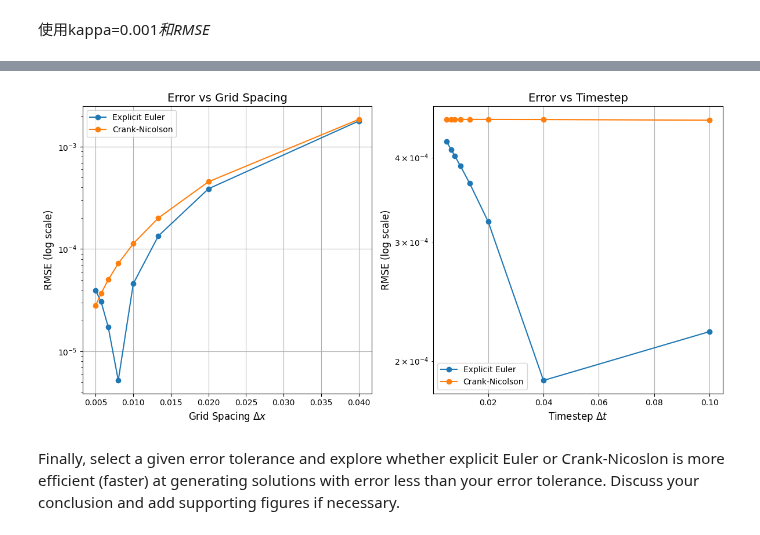
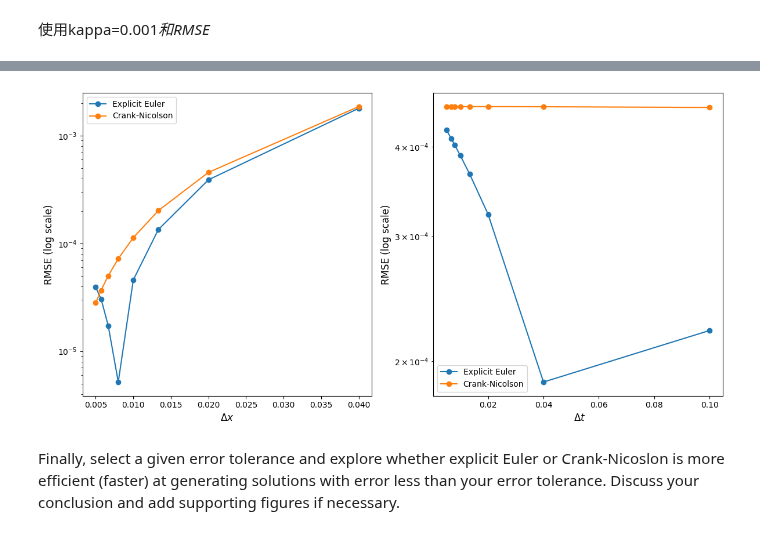
Before and after one commit to Zero-Rae/QCES123, a Jupyter notebook: Project1_numerical_methods.ipynb, the cells around one changed output, grey strips where cells are left out. Cells and saved outputs as stored; diff of their text form; code cells hidden in the pictures.

```diff
--- a/Project1_numerical_methods.ipynb
+++ b/Project1_numerical_methods.ipynb
@@ -295,17 +295,17 @@ Now, define a measure of the error of each numerical method compared to the exac
 # %% [markdown]
 使用kappa=0.001*和RMSE*
 # %%
-# Define RMSE function
+# Define RMSE
 def compute_rmse(numerical_solution, exact_solution):
     Nx = len(numerical_solution)
     return np.sqrt(np.sum((numerical_solution - exact_solution) ** 2) / Nx)
 
 # Parameters
-kappa = 0.001  # Diffusivity
+kappa = 0.001
 t_start = 10
 t_end = 20
 
-# Error as a function of Δx (grid spacing)
+# Error as a function of Δx
 Nx_values = [50, 100, 150, 200, 250, 300, 350, 400]  # Different grid resolutions
 errors_EE_dx = []
 errors_CN_dx = []
@@ -313,50 +313,48 @@ errors_CN_dx = []
 for Nx in Nx_values:
 
     x = np.linspace(-1, 1, Nx)
-    t = np.linspace(t_start, t_end, 1000)
+    t = np.linspace(t_start, t_end, 1000) #Fixed Nt
     c_exact = set_ics(x, kappa, t_end)
     c_EE = EE(x, t, kappa)[:, -1]
     c_CN = CN(x, t, kappa)[:, -1]
     errors_EE_dx.append(compute_rmse(c_EE, c_exact))
     errors_CN_dx.append(compute_rmse(c_CN, c_exact))
 
-# Error as a function of Δt (timestep)
+# Error as a function of Δt
 Nt_values = [100, 250, 500, 750, 1000, 1250, 1500, 2000]  # Different time resolutions
 errors_EE_dt = []
 errors_CN_dt = []
 
 for Nt in Nt_values:
 
-    x = np.linspace(-1, 1, 100)  # Fixed spatial resolution
-    t = np.linspace(t_start, t_end, Nt)  # Temporal grid
-    c_exact = set_ics(x, kappa, t_end)  # Exact solution
-    c_EE = EE(x, t, kappa)[:, -1]  # Explicit Euler
-    c_CN = CN(x, t, kappa)[:, -1]  # Crank-Nicolson
+    x = np.linspace(-1, 1, 100)  #Fixed Nx
+    t = np.linspace(t_start, t_end, Nt)
+    c_exact = set_ics(x, kappa, t_end)
+    c_EE = EE(x, t, kappa)[:, -1]
+    c_CN = CN(x, t, kappa)[:, -1]
     errors_EE_dt.append(compute_rmse(c_EE, c_exact))
     errors_CN_dt.append(compute_rmse(c_CN, c_exact))
 
-# Plot RMSE vs Δx (grid spacing)
+# Plot RMSE vs Δx
 plt.figure(figsize=(12, 6))
 plt.subplot(1, 2, 1)
 plt.plot((2 / np.array(Nx_values)), errors_EE_dx, label='Explicit Euler', marker='o')
 plt.plot((2 / np.array(Nx_values)), errors_CN_dx, label='Crank-Nicolson', marker='o')
-plt.xlabel(r'Grid Spacing $\Delta x$', fontsize=12)
+plt.xlabel(r'$\Delta x$', fontsize=12)
 plt.ylabel('RMSE (log scale)', fontsize=12)
-plt.title('Error vs Grid Spacing', fontsize=14)
 plt.yscale('log')  # Set log scale for y-axis
 plt.legend()
-plt.grid()
 
-# Plot RMSE vs Δt (timestep)
+
+# Plot RMSE vs Δt
 plt.subplot(1, 2, 2)
 plt.plot((t_end - t_start) / np.array(Nt_values), errors_EE_dt, label='Explicit Euler', marker='o')
 plt.plot((t_end - t_start) / np.array(Nt_values), errors_CN_dt, label='Crank-Nicolson', marker='o')
-plt.xlabel(r'Timestep $\Delta t$', fontsize=12)
+plt.xlabel(r' $\Delta t$', fontsize=12)
 plt.ylabel('RMSE (log scale)', fontsize=12)
-plt.title('Error vs Timestep', fontsize=14)
 plt.yscale('log')  # Set log scale for y-axis
 plt.legend()
-plt.grid()
+
 
 plt.tight_layout()
 plt.show()
@@ -385,4 +379,4 @@ Crank-Nicolson method took 0.11 seconds
-[figure, old version]
+[figure, new version]
 # %% [markdown]
 Finally, select a given error tolerance and explore whether explicit Euler or Crank-Nicoslon is more efficient (faster) at generating solutions with error less than your error tolerance. Discuss your conclusion and add supporting figures if necessary.
 # %% [markdown]
```
Also changed, not shown: parts of 5 cells of this notebook.
